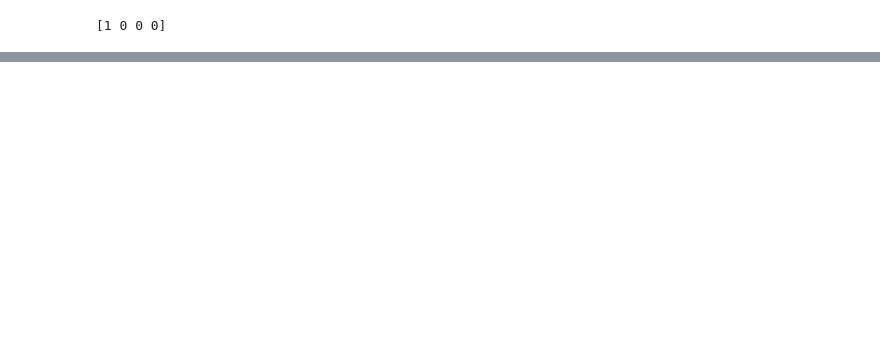
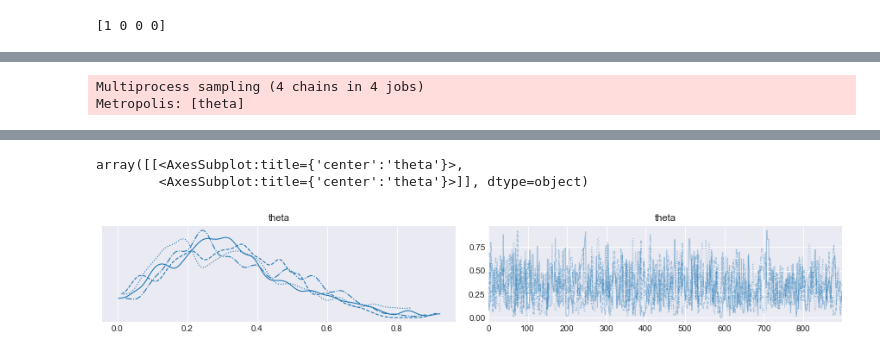
Before and after one commit to honalele/Bayesian-Modeling-With-Python, a Jupyter notebook: 8_pymc_basics.ipynb, the cells around one changed output, grey strips where cells are left out. Drawn from its saved outputs; the diff is of its cells as text; code cells hidden in the pictures; blank space fills up the shorter version.

Commit message:
pymc plot

```diff
--- a/8_pymc_basics.ipynb
+++ b/8_pymc_basics.ipynb
@@ -35,2 +35,14 @@ Sampling 4 chains for 1_000 tune and 1_000 draw iterations (4_000 + 4_000 draws
 The number of effective samples is smaller than 25% for some parameters.
 [figure]
+# %%
+with our_first_model:
+    step = pm.Metropolis()
+    multi_trace = pm.sample(1000, step=step)
+
+
+burnin = 100
+multi_chain = multi_trace[burnin:]
+pm.traceplot(multi_chain, lines={'theta':theta_real})
+# %% [output]
+Multiprocess sampling (4 chains in 4 jobs)
+Metropolis: [theta]
@@ -36,0 +52,3 @@ The number of effective samples is smaller than 25% for some parameters.
+array([[<AxesSubplot:title={'center':'theta'}>,
+        <AxesSubplot:title={'center':'theta'}>]], dtype=object)
+[figure, added]
```
Also changed, not shown: parts of 10 cells of this notebook.
